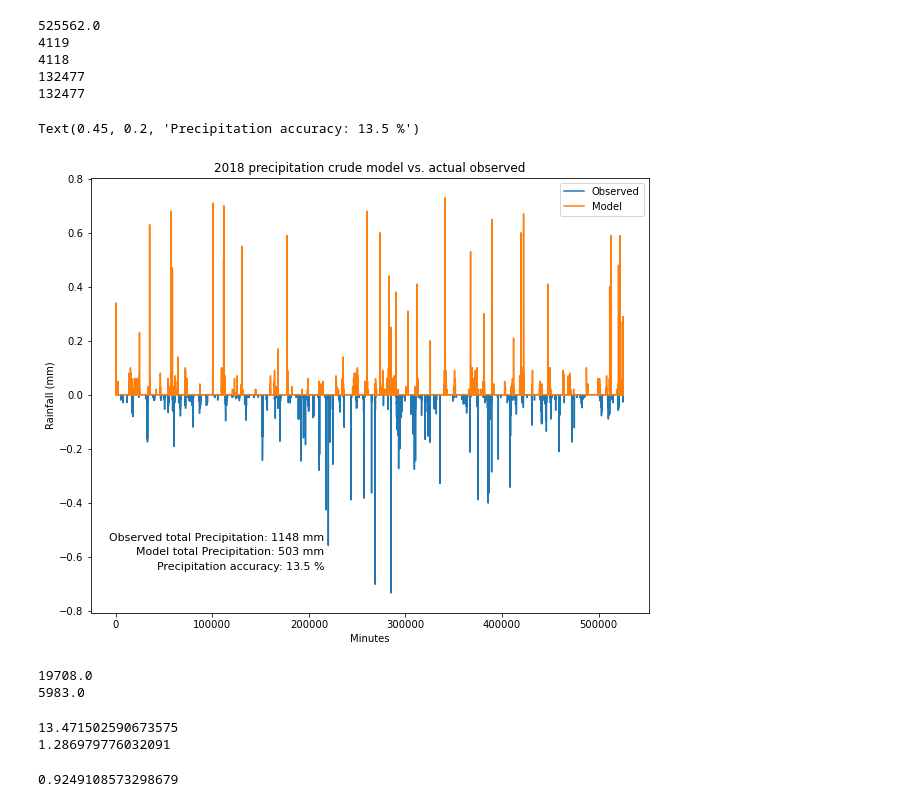
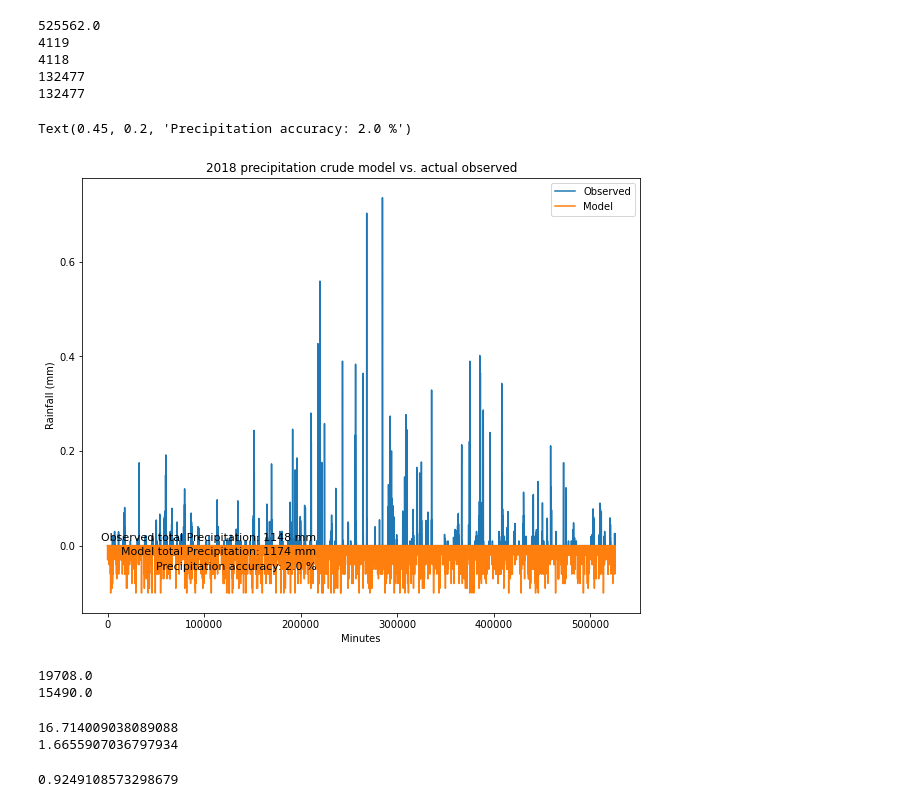
Before and after one commit to zhangt3-e/senior_thesis, a Jupyter notebook: Code/Simulation.ipynb, the cells around one changed output. Cells and saved outputs as stored; diff of their text form; code cells hidden in the pictures.

Commit message:
Redoing the first model and adding more

```diff
--- a/Code/Simulation.ipynb
+++ b/Code/Simulation.ipynb
@@ -31,7 +31,7 @@ def calc(precip_data, what_bin):
 # Exponentials get from durations
 def exponential(in_put, exclude, length):
     first_bin = np.zeros(length)
-    for i in range(length):
+    for i in range(length-1):
         first_bin[i] = np.percentile(in_put, i*(100/(length-1)))
     second_bin = np.unique(first_bin)
     stop1 = np.array([exclude])
@@ -41,8 +41,8 @@ def exponential(in_put, exclude, length):
 # %%
 # Exponentials get from intensity
 def exponential_int(in_put, exclude):
-    first_bin = np.zeros(51)
-    for i in range(0, 51):
+    first_bin = np.zeros(50)
+    for i in range(0, 50):
         first_bin[i] = np.round(np.percentile(in_put, i*2),2)
     second_bin = np.unique(first_bin)
     stop1 = np.array([exclude])
@@ -235,6 +235,9 @@ print(len(compare_data))
 132477
 # %%
 new_summer18 = boxing(int(Su_min18),Su_precip18,Su_nonprecip18, Su_inten18 )
+# %%
+Su_precip18M, Su_nonprecip18M, Su_preciptotal18M, Su_totalprep18M = histplot.preciphist(sample_output, len(sample_output), 5000, 1, 1)
+Sum_accuracy = mod_acc1(sample_output, new_summer18, int(sum(Su_precip18M)))
 # %%
 plt.figure(figsize = (10, 8))
 plt.plot(-sample_output)
@@ -250,0 +255,15 @@ Text(0.45, 0.825, 'Model total Precipitation: 141 mm')
+# %%
+Sum_average_precip = 0
+Sum_avg_precip_accur = 0
+
+for i in range(100):
+    sample_output, compare_data = model_1(Summer18, 5000, 1)
+    Sum_average_precip = Sum_average_precip + sum(sample_output)
+    Su_precip18M, Su_nonprecip18M, Su_preciptotal18M, Su_totalprep18M = histplot.preciphist(sample_output, len(sample_output), 5000, 1, 1)
+    pre_accuracy = mod_acc1(sample_output, new_summer18, int(sum(Su_precip18M)))
+    Sum_avg_precip_accur = Sum_avg_precip_accur + pre_accuracy
+Sum_average_precip = Sum_average_precip/100
+Sum_avg_precip_accur = Sum_avg_precip_accur/100
+
+print(Sum_average_precip)
+print(Sum_avg_precip_accur)
@@ -299,18 +325,18 @@ while(int(hold)-1 > minute):
     np_index +=1
 # %%
 plt.figure(figsize = (10,8))
-plt.plot(-new2018)
-plt.plot(sample_2018)
+plt.plot(new2018)
+plt.plot(-sample_2018)
 plt.title('2018 precipitation crude model vs. actual observed')
 plt.xlabel('Minutes')
 plt.ylabel('Rainfall (mm)')
 plt.legend(['Observed', 'Model'], loc = 'upper right')
 plt.figtext(0.45, 0.25, 'Observed total Precipitation: ' + str(round(np.nansum(new2018))) + ' mm', fontsize = 11, ha = 'right')
 plt.figtext(0.45, 0.225, 'Model total Precipitation: ' + str(round(np.nansum(sample_2018))) + ' mm', fontsize = 11, ha = 'right')
 plt.figtext(0.45, 0.2, 'Precipitation accuracy: ' + str(round(pre_accuracy,1)) + ' %', fontsize = 11, ha = 'right')
 # %% [output]
-Text(0.45, 0.2, 'Precipitation accuracy: 13.5 %')
+Text(0.45, 0.2, 'Precipitation accuracy: 2.0 %')
-[figure, old version]
+[figure, new version]
 # %%
 pre_min = sum(precip18)
 print(pre_min)
@@ -318,7 +344,7 @@ pre_model = sum(mod_precip18)
 print(pre_model)
 # %% [output]
 19708.0
-5983.0
+15490.0
 # %%
 model_accuracy = 0
 for i in range(len(new2018)):
@@ -335,8 +361,8 @@ print(mod_acc1(sample_2018, new2018, pre_model))
 print(mod_acc2(sample_2018, new2018, pre_model))
 pre_accuracy = mod_acc1(sample_2018, new2018, pre_model)
 # %% [output]
-13.471502590673575
-1.286979776032091
+16.714009038089088
+1.6655907036797934
 # %%
 print(model_accuracy)
 # %% [output]
```
Also changed, not shown: parts of 3 cells of this notebook, 4 other files.
